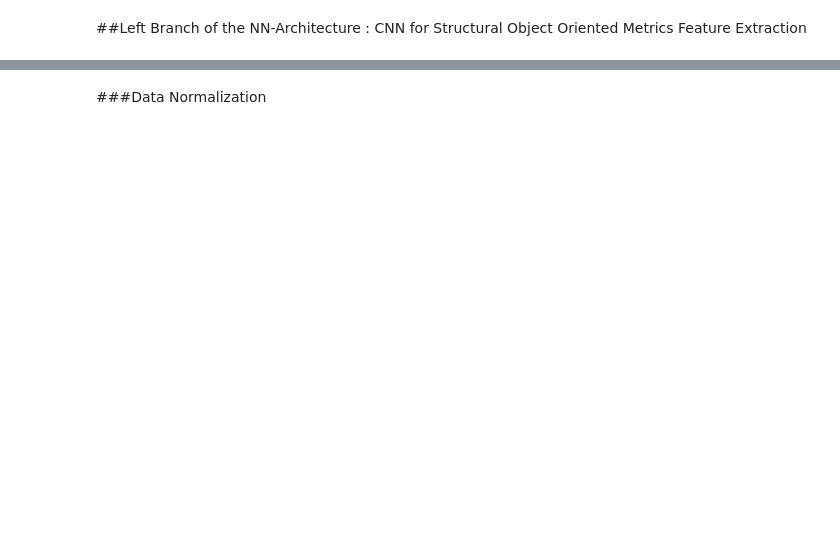
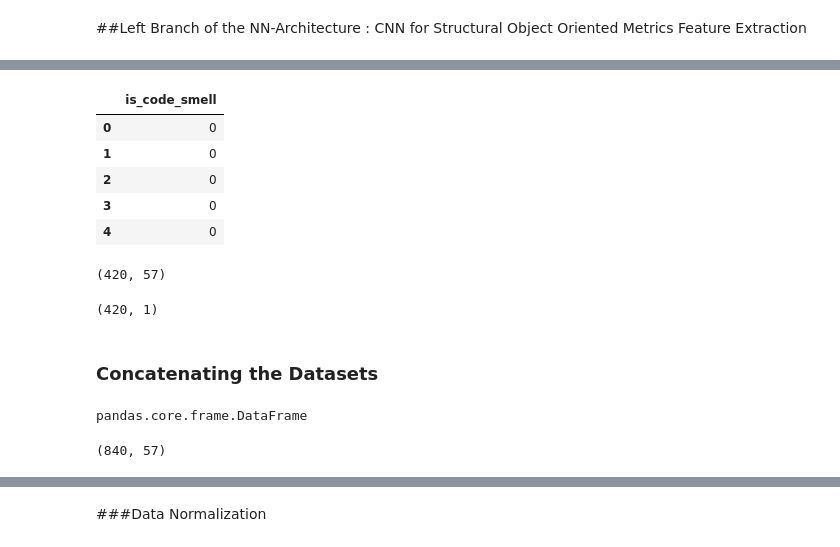
Before and after one commit to anushka-code/Deep-Multimodal-Architectures-Code-Smell-Classification, a Jupyter notebook: Feature_Envy_Classification.ipynb, the cells around one changed output, grey strips where cells are left out. Drawn from its saved outputs; the diff is of its cells as text; code cells hidden in the pictures; blank space fills up the shorter version.

```diff
--- a/Feature_Envy_Classification.ipynb
+++ b/Feature_Envy_Classification.ipynb
@@ -113,0 +114,30 @@ X.describe()
+# %%
+Y_ss.head(5)
+# %% [output]
+|  | is_code_smell |
+| 0 | 0 |
+| 1 | 0 |
+| 2 | 0 |
+| 3 | 0 |
+| 4 | 0 |
+# %%
+X_ss.shape
+# %% [output]
+(420, 57)
+# %%
+Y_ss.shape
+# %% [output]
+(420, 1)
+# %% [markdown]
+### Concatenating the Datasets
+# %%
+import pandas as pd
+code_smells = [X_lp, X_ss]
+X_train = pd.concat(code_smells)
+type(X_train)
+# %% [output]
+pandas.core.frame.DataFrame
+# %%
+X_train.shape
+# %% [output]
+(840, 57)
```
Also changed, not shown: parts of 37 cells of this notebook.
